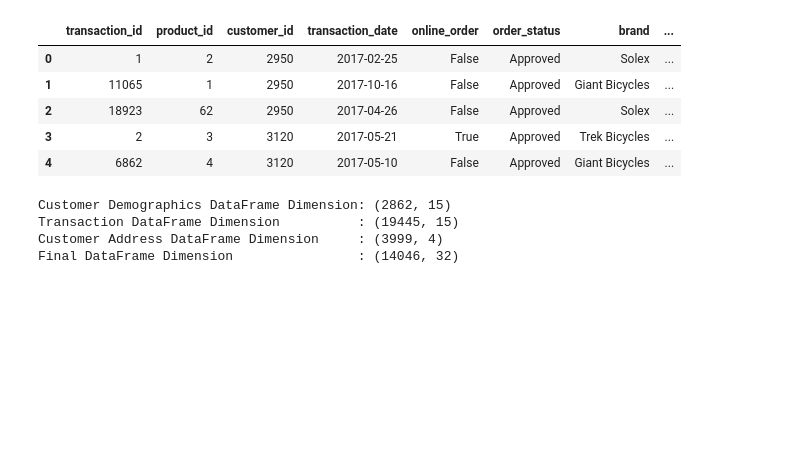
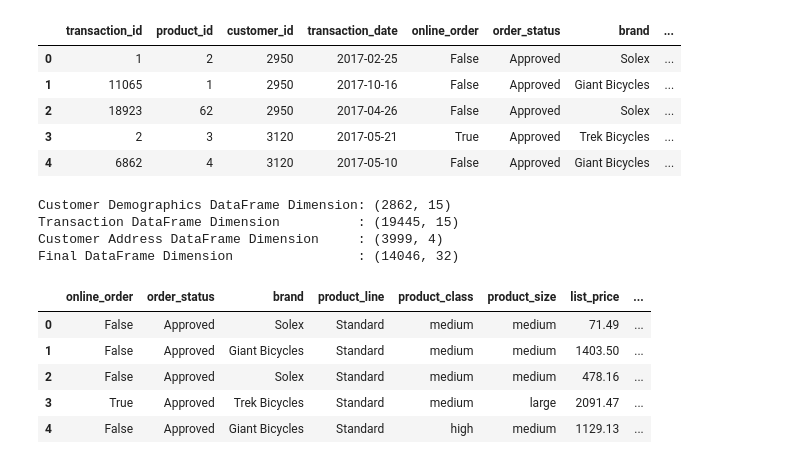
Before and after one commit to GaikwadChinmay/KPMG-Virtual-Internship, a Jupyter notebook: KPMG_Virtual_Internship.ipynb, the cells around one changed output. Saved outputs shown, nothing was run; the diff lists cells and outputs as text; code cells hidden in the pictures; blank space fills up the shorter version.

```diff
--- a/KPMG_Virtual_Internship.ipynb
+++ b/KPMG_Virtual_Internship.ipynb
@@ -543,3 +527,12 @@ Customer Demographics DataFrame Dimension: (2862, 15)
 Transaction DataFrame Dimension          : (19445, 15)
 Customer Address DataFrame Dimension     : (3999, 4)
 Final DataFrame Dimension                : (14046, 32)
+# %%
+df.head()
+# %% [output]
+|  | online_order | order_status | brand | product_line | product_class | product_size | list_price | ... |
+| 0 | False | Approved | Solex | Standard | medium | medium | 71.49 | ... |
+| 1 | False | Approved | Giant Bicycles | Standard | medium | medium | 1403.50 | ... |
+| 2 | False | Approved | Solex | Standard | medium | medium | 478.16 | ... |
+| 3 | True | Approved | Trek Bicycles | Standard | medium | large | 2091.47 | ... |
+| 4 | False | Approved | Giant Bicycles | Standard | high | medium | 1129.13 | ... |
```
Also changed, not shown: parts of 21 cells of this notebook.
